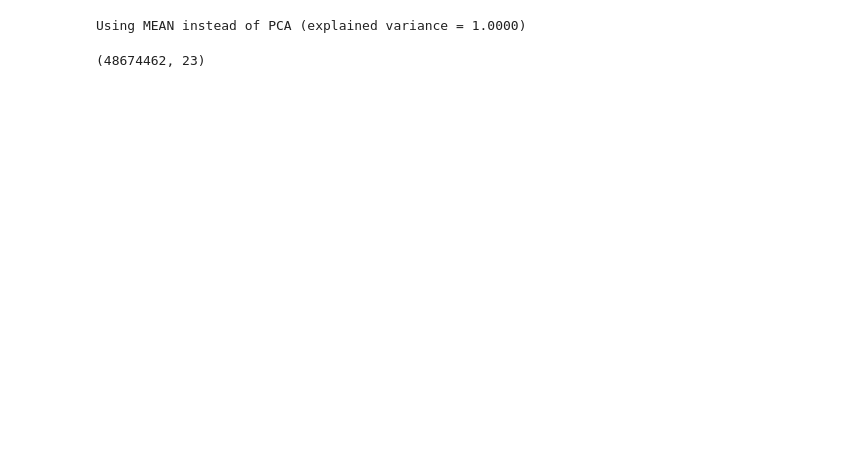
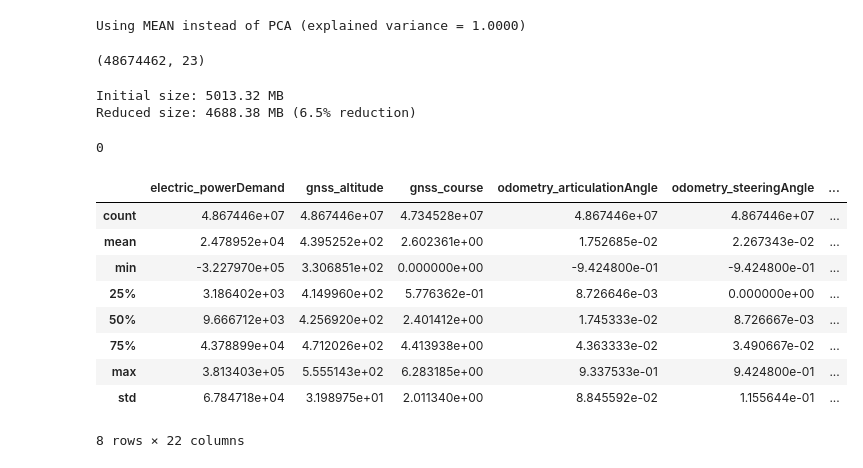
Before and after one commit to saranshb1/datapao, a Jupyter notebook: zurichBusInfo.ipynb, the cells around one changed output. Cells and saved outputs as stored; diff of their text form; code cells hidden in the pictures; blank space fills up the shorter version.

Commit message:
Second Changes after initial XGBoost model build

```diff
--- a/zurichBusInfo.ipynb
+++ b/zurichBusInfo.ipynb
@@ -925,3 +1034,25 @@ ZTBus.drop(columns= ['itcs_busRoute'], inplace = True)
 ZTBus.shape
 # %% [output]
 (48674462, 23)
+# %%
+ZTBus, ZTBus_Summary = reduceMemoryUsage(ZTBus)
+# %% [output]
+Initial size: 5013.32 MB
+Reduced size: 4688.38 MB (6.5% reduction)
+# %%
+gc.collect()
+# %% [output]
+0
+# %%
+ZTBus.describe()
+# %% [output]
+|  | electric_powerDemand | gnss_altitude | gnss_course | odometry_articulationAngle | odometry_steeringAngle | ... |
+| count | 4.867446e+07 | 4.867446e+07 | 4.734528e+07 | 4.867446e+07 | 4.867446e+07 | ... |
+| mean | 2.478952e+04 | 4.395252e+02 | 2.602361e+00 | 1.752685e-02 | 2.267343e-02 | ... |
+| min | -3.227970e+05 | 3.306851e+02 | 0.000000e+00 | -9.424800e-01 | -9.424800e-01 | ... |
+| 25% | 3.186402e+03 | 4.149960e+02 | 5.776362e-01 | 8.726646e-03 | 0.000000e+00 | ... |
+| 50% | 9.666712e+03 | 4.256920e+02 | 2.401412e+00 | 1.745333e-02 | 8.726667e-03 | ... |
+| 75% | 4.378899e+04 | 4.712026e+02 | 4.413938e+00 | 4.363333e-02 | 3.490667e-02 | ... |
+| max | 3.813403e+05 | 5.555143e+02 | 6.283185e+00 | 9.337533e-01 | 9.424800e-01 | ... |
+| std | 6.784718e+04 | 3.198975e+01 | 2.011340e+00 | 8.845592e-02 | 1.155644e-01 | ... |
+8 rows × 22 columns
```
Also changed, not shown: parts of 43 cells of this notebook.
